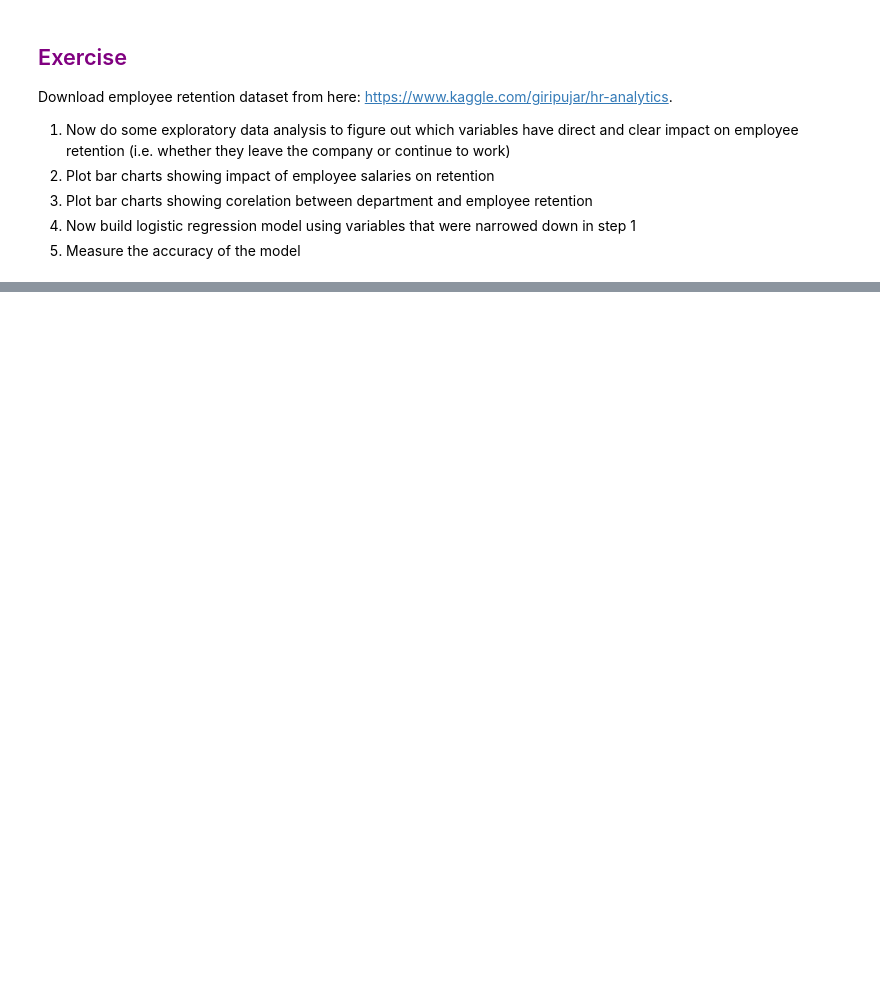
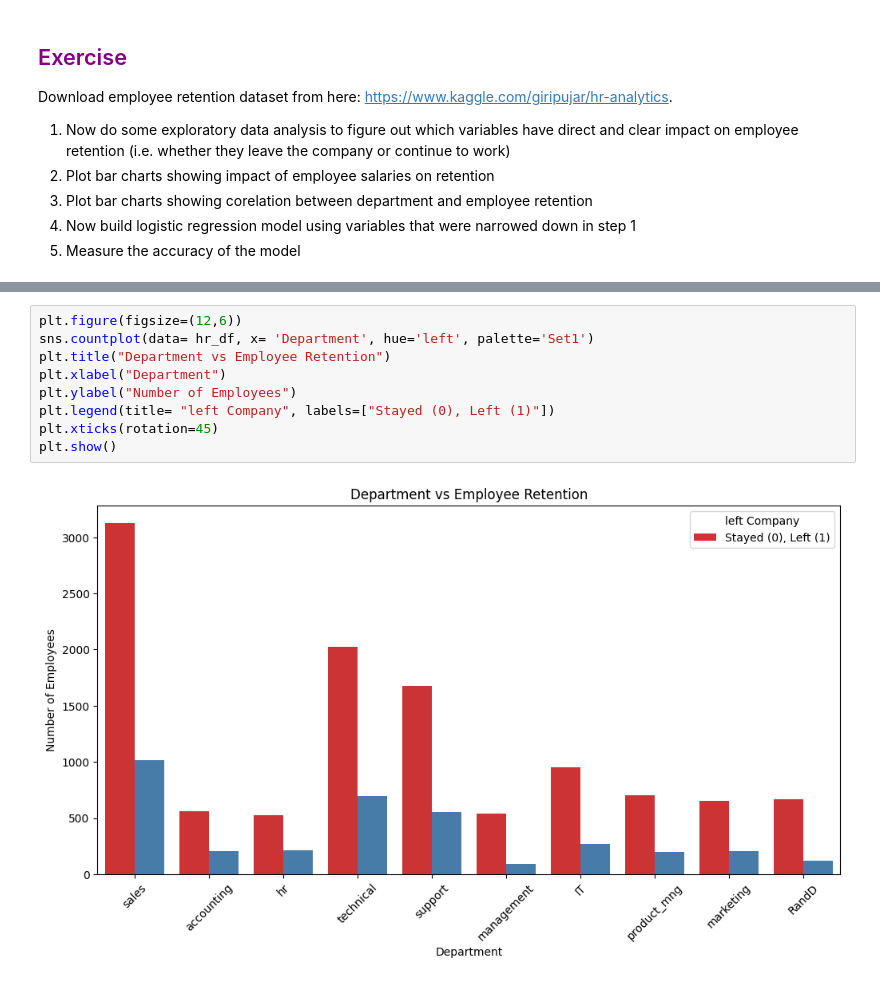
Before and after one commit to abdul-ahad-26/artificial-intelligence, a Jupyter notebook: logistic_regression/logistic_regression.ipynb, the cells around one changed output, grey strips where cells are left out. Cells and saved outputs as stored; diff of their text form; blank space fills up the shorter version.

```diff
--- a/logistic_regression/logistic_regression.ipynb
+++ b/logistic_regression/logistic_regression.ipynb
@@ -76,0 +133,11 @@ Download employee retention dataset from here: https://www.kaggle.com/giripujar/
+# %%
+plt.figure(figsize=(12,6))
+sns.countplot(data= hr_df, x= 'Department', hue='left', palette='Set1')
+plt.title("Department vs Employee Retention")
+plt.xlabel("Department")
+plt.ylabel("Number of Employees")
+plt.legend(title= "left Company", labels=["Stayed (0), Left (1)"])
+plt.xticks(rotation=45)
+plt.show()
+# %% [output]
+[figure, added]
```
Also changed, not shown: parts of 10 cells of this notebook, 1 other file.
